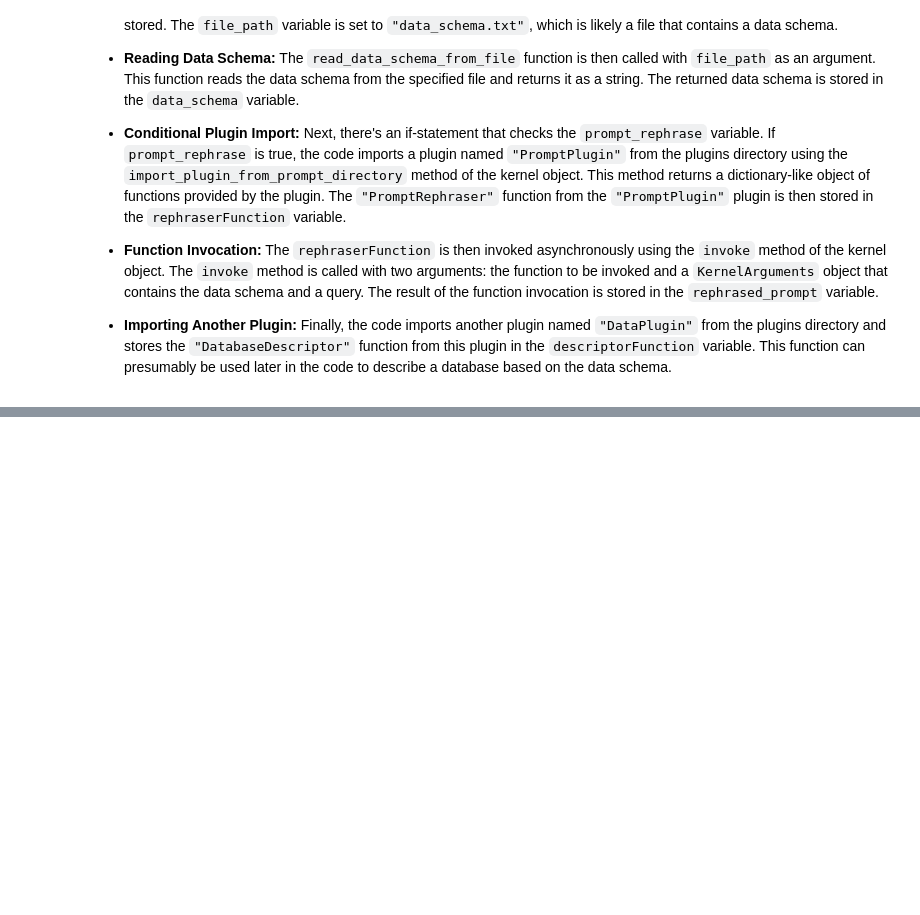
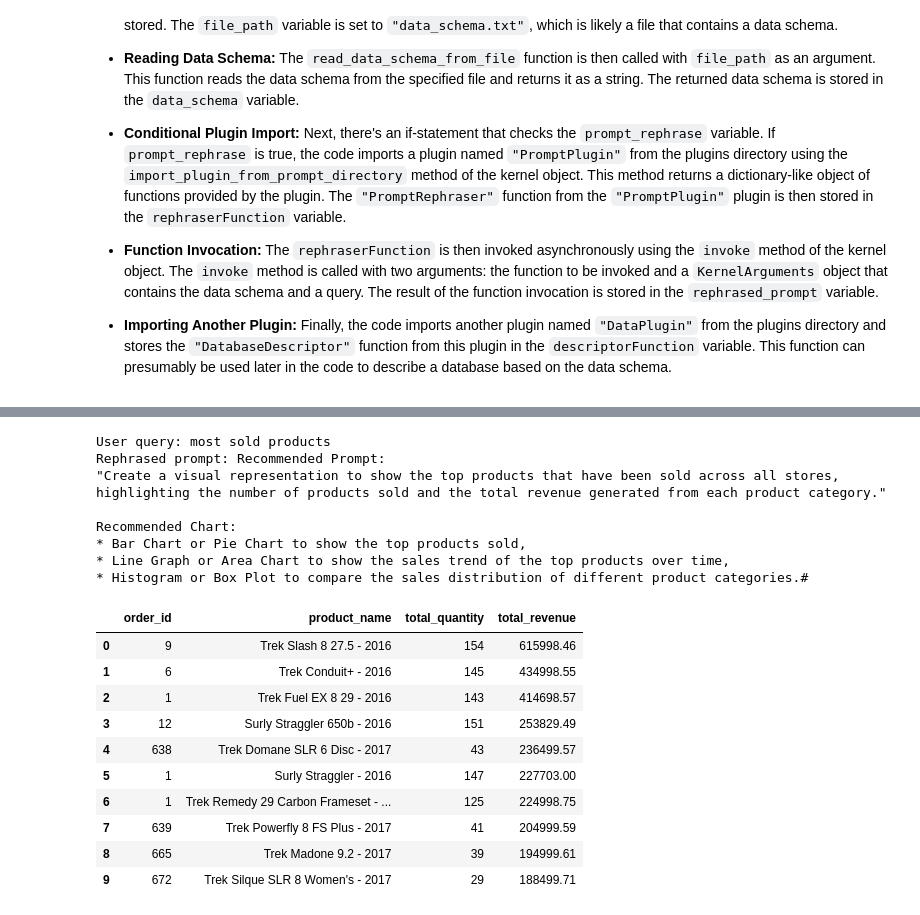
Before and after one commit to baykalucar/SemanticQueries, a Jupyter notebook: demo.ipynb, the cells around one changed output, grey strips where cells are left out. Cells and saved outputs as stored; diff of their text form; code cells hidden in the pictures; blank space fills up the shorter version.

```diff
--- a/demo.ipynb
+++ b/demo.ipynb
@@ -105,2 +76,22 @@ plt.show()
 # %%
-await PromptToQueryResult(prompt_rephrase=True, debug=True ,selected_service=Service.HuggingFace, huggingface_model="Llama318BInstruct", model_mode="chat")
+await PromptToQueryResult(prompt_rephrase=True, debug=False ,selected_service=Service.HuggingFace, huggingface_model="Llama318BInstruct", model_mode="chat")
+# %% [output]
+User query: most sold products
+Rephrased prompt: Recommended Prompt:
+"Create a visual representation to show the top products that have been sold across all stores, highlighting the number of products sold and the total revenue generated from each product category."
+
+Recommended Chart:
+* Bar Chart or Pie Chart to show the top products sold,
+* Line Graph or Area Chart to show the sales trend of the top products over time,
+* Histogram or Box Plot to compare the sales distribution of different product categories.#
+|  | order_id | product_name | total_quantity | total_revenue |
+| 0 | 9 | Trek Slash 8 27.5 - 2016 | 154 | 615998.46 |
+| 1 | 6 | Trek Conduit+ - 2016 | 145 | 434998.55 |
+| 2 | 1 | Trek Fuel EX 8 29 - 2016 | 143 | 414698.57 |
+| 3 | 12 | Surly Straggler 650b - 2016 | 151 | 253829.49 |
+| 4 | 638 | Trek Domane SLR 6 Disc - 2017 | 43 | 236499.57 |
+| 5 | 1 | Surly Straggler - 2016 | 147 | 227703.00 |
+| 6 | 1 | Trek Remedy 29 Carbon Frameset - ... | 125 | 224998.75 |
+| 7 | 639 | Trek Powerfly 8 FS Plus - 2017 | 41 | 204999.59 |
+| 8 | 665 | Trek Madone 9.2 - 2017 | 39 | 194999.61 |
+| 9 | 672 | Trek Silque SLR 8 Women's - 2017 | 29 | 188499.71 |
```
Also changed, not shown: parts of 2 cells of this notebook.
